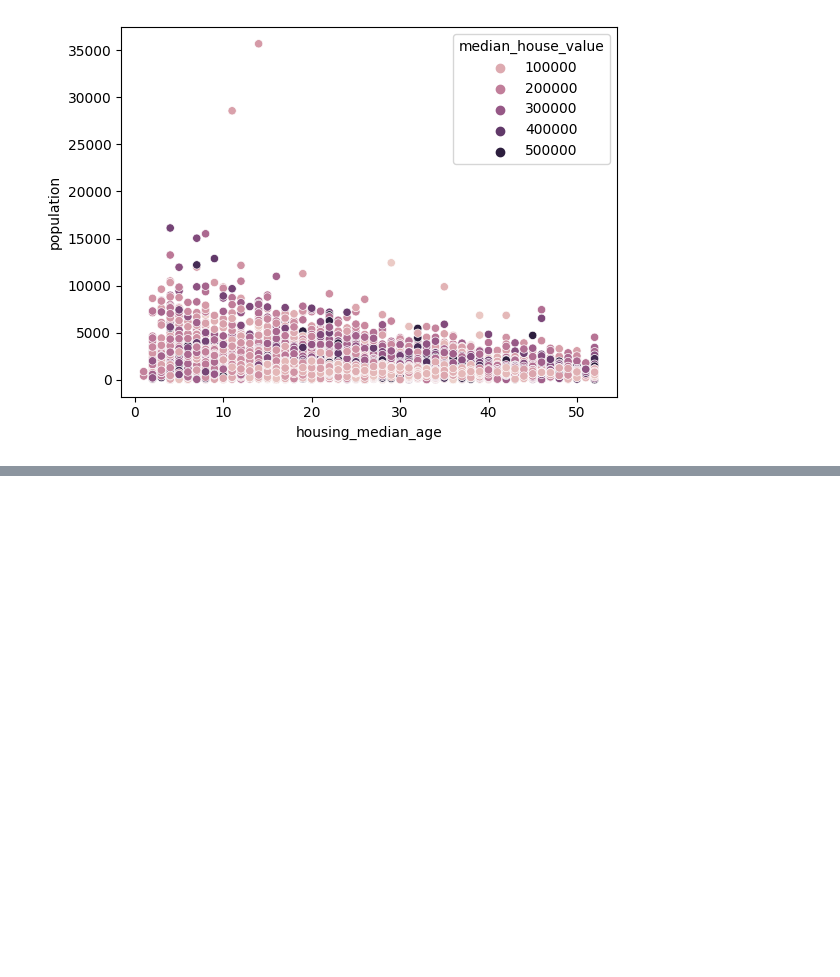
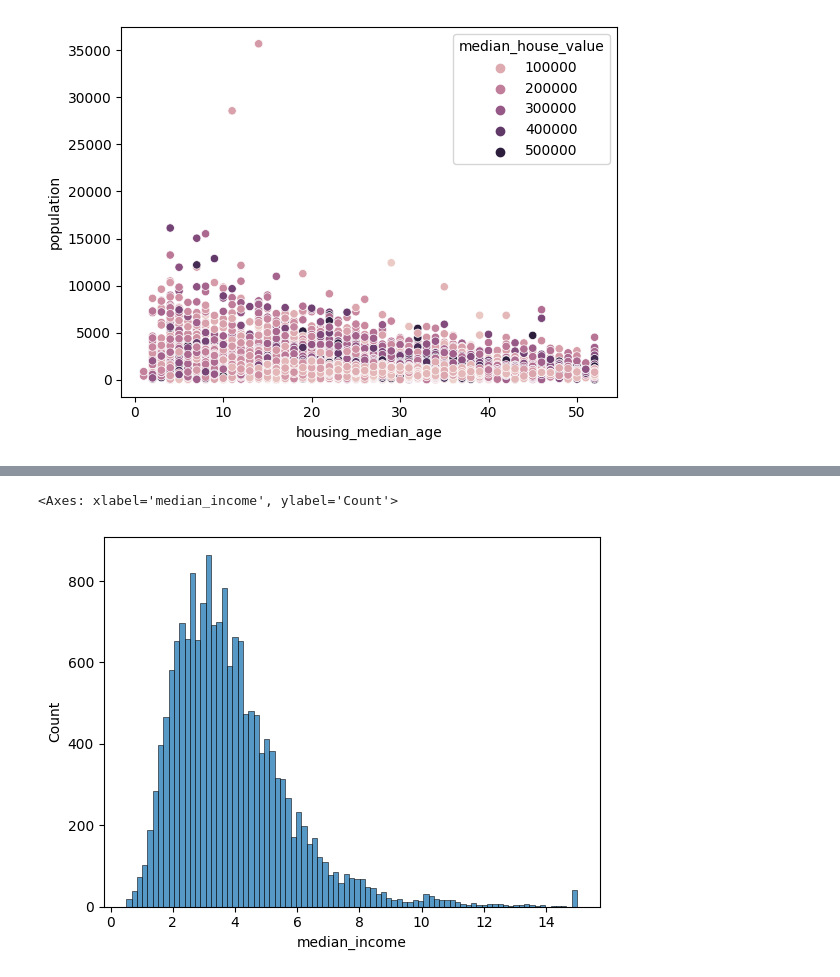
Before and after one commit to KetiMiros/Lesson1, a Jupyter notebook: Lecture_8.ipynb, the cells around one changed output, grey strips where cells are left out. Cells and saved outputs as stored; diff of their text form; code cells hidden in the pictures; blank space fills up the shorter version.

```diff
--- a/Lecture_8.ipynb
+++ b/Lecture_8.ipynb
@@ -116,0 +132,7 @@ sns.scatterplot(data=df, y="population", x="housing_median_age", hue="median_hou
+# %%
+sns.histplot(data=df, x="median_income")
+#Способ представления табличных данных в графическом виде — в виде столбчатой диаграммы. По оси x обычно
+#указывают значение, а по оси y - встречаемость(кол-во таких значений в выборке).
+# %% [output]
+<Axes: xlabel='median_income', ylabel='Count'>
+[figure, added]
```
Also changed, not shown: parts of 11 cells of this notebook.
